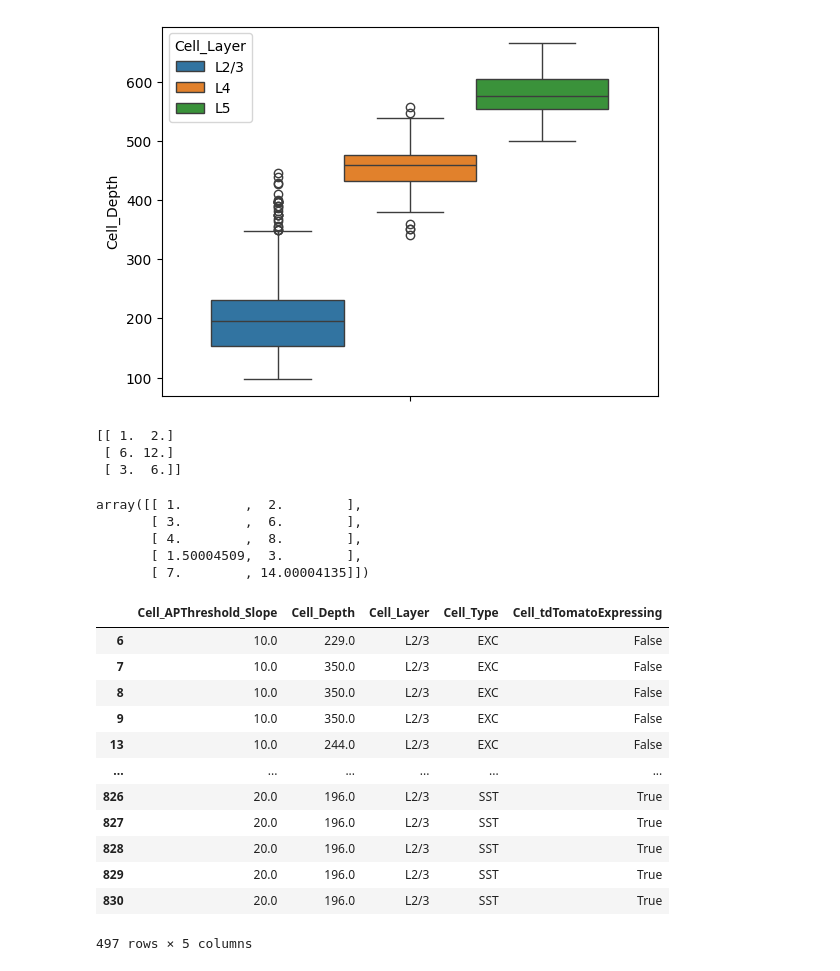
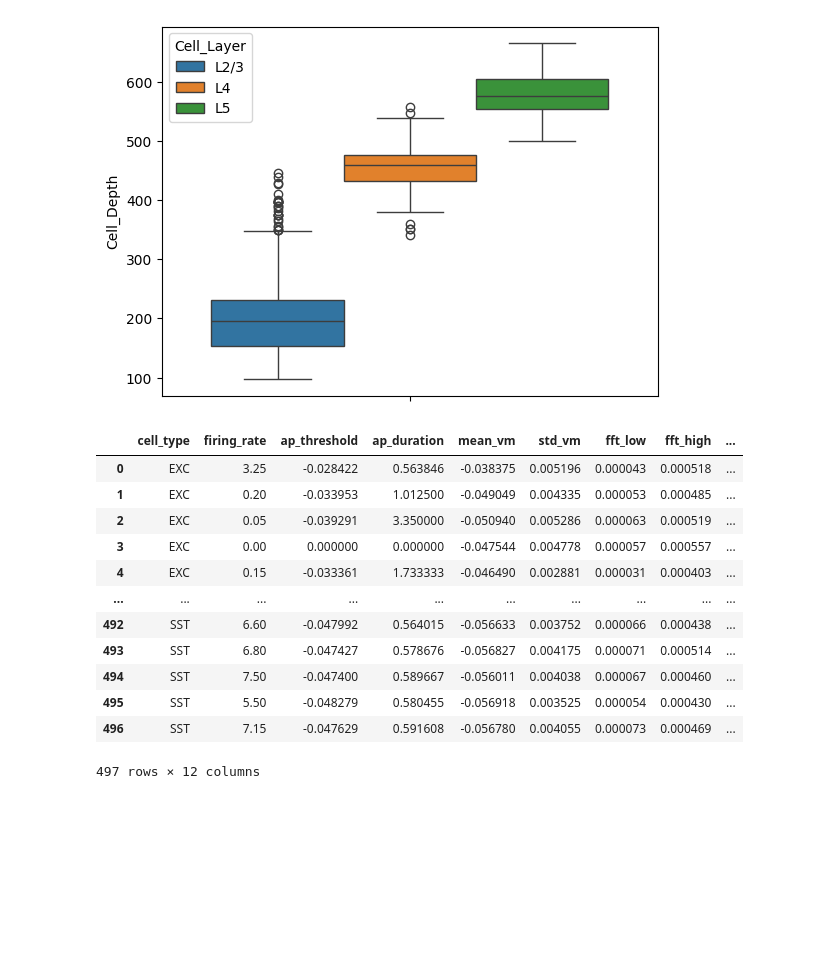
Before and after one commit to mariscoglio/bio482_cell_classifier, a Jupyter notebook: pca.ipynb, the cells around one changed output. Cells and saved outputs as stored; diff of their text form; code cells hidden in the pictures; blank space fills up the shorter version.

```diff
--- a/pca.ipynb
+++ b/pca.ipynb
@@ -261,41 +244,20 @@ sns.boxplot(
 # %% [output]
 <Axes: ylabel='Cell_Depth'>
 [figure]
-# %%
-import numpy as np
-from sklearn.experimental import enable_iterative_imputer
-from sklearn.impute import IterativeImputer
-imp = IterativeImputer(max_iter=10, random_state=0)
-imp.fit([[1, 2], [3, 6], [4, 8], [np.nan, 3], [7, np.nan]])
-X_test = [[np.nan, 2], [6, np.nan], [np.nan, 6]]
-# the model learns that the second feature is double the first
-print(np.round(imp.transform(X_test)))
-# %% [output]
-[[ 1.  2.]
- [ 6. 12.]
- [ 3.  6.]]
-# %%
-imp.fit_transform([[1, 2], [3, 6], [4, 8], [np.nan, 3], [7, np.nan]])
-# %% [output]
-array([[ 1.        ,  2.        ],
-       [ 3.        ,  6.        ],
-       [ 4.        ,  8.        ],
-       [ 1.50004509,  3.        ],
-       [ 7.        , 14.00004135]])
-# %%
-data_free_whisking_preprocessed
-# %% [output]
-|  | Cell_APThreshold_Slope | Cell_Depth | Cell_Layer | Cell_Type | Cell_tdTomatoExpressing |
-| 6 | 10.0 | 229.0 | L2/3 | EXC | False |
-| 7 | 10.0 | 350.0 | L2/3 | EXC | False |
-| 8 | 10.0 | 350.0 | L2/3 | EXC | False |
-| 9 | 10.0 | 350.0 | L2/3 | EXC | False |
-| 13 | 10.0 | 244.0 | L2/3 | EXC | False |
-| ... | ... | ... | ... | ... | ... |
-| 826 | 20.0 | 196.0 | L2/3 | SST | True |
-| 827 | 20.0 | 196.0 | L2/3 | SST | True |
-| 828 | 20.0 | 196.0 | L2/3 | SST | True |
-| 829 | 20.0 | 196.0 | L2/3 | SST | True |
-| 830 | 20.0 | 196.0 | L2/3 | SST | True |
-497 rows × 5 columns
+# %%
+result_df
+# %% [output]
+|  | cell_type | firing_rate | ap_threshold | ap_duration | mean_vm | std_vm | fft_low | fft_high | ... |
+| 0 | EXC | 3.25 | -0.028422 | 0.563846 | -0.038375 | 0.005196 | 0.000043 | 0.000518 | ... |
+| 1 | EXC | 0.20 | -0.033953 | 1.012500 | -0.049049 | 0.004335 | 0.000053 | 0.000485 | ... |
+| 2 | EXC | 0.05 | -0.039291 | 3.350000 | -0.050940 | 0.005286 | 0.000063 | 0.000519 | ... |
+| 3 | EXC | 0.00 | 0.000000 | 0.000000 | -0.047544 | 0.004778 | 0.000057 | 0.000557 | ... |
+| 4 | EXC | 0.15 | -0.033361 | 1.733333 | -0.046490 | 0.002881 | 0.000031 | 0.000403 | ... |
+| ... | ... | ... | ... | ... | ... | ... | ... | ... | ... |
+| 492 | SST | 6.60 | -0.047992 | 0.564015 | -0.056633 | 0.003752 | 0.000066 | 0.000438 | ... |
+| 493 | SST | 6.80 | -0.047427 | 0.578676 | -0.056827 | 0.004175 | 0.000071 | 0.000514 | ... |
+| 494 | SST | 7.50 | -0.047400 | 0.589667 | -0.056011 | 0.004038 | 0.000067 | 0.000460 | ... |
+| 495 | SST | 5.50 | -0.048279 | 0.580455 | -0.056918 | 0.003525 | 0.000054 | 0.000430 | ... |
+| 496 | SST | 7.15 | -0.047629 | 0.591608 | -0.056780 | 0.004055 | 0.000073 | 0.000469 | ... |
+497 rows × 12 columns
 # %%
```
Also changed, not shown: parts of 15 cells of this notebook.
